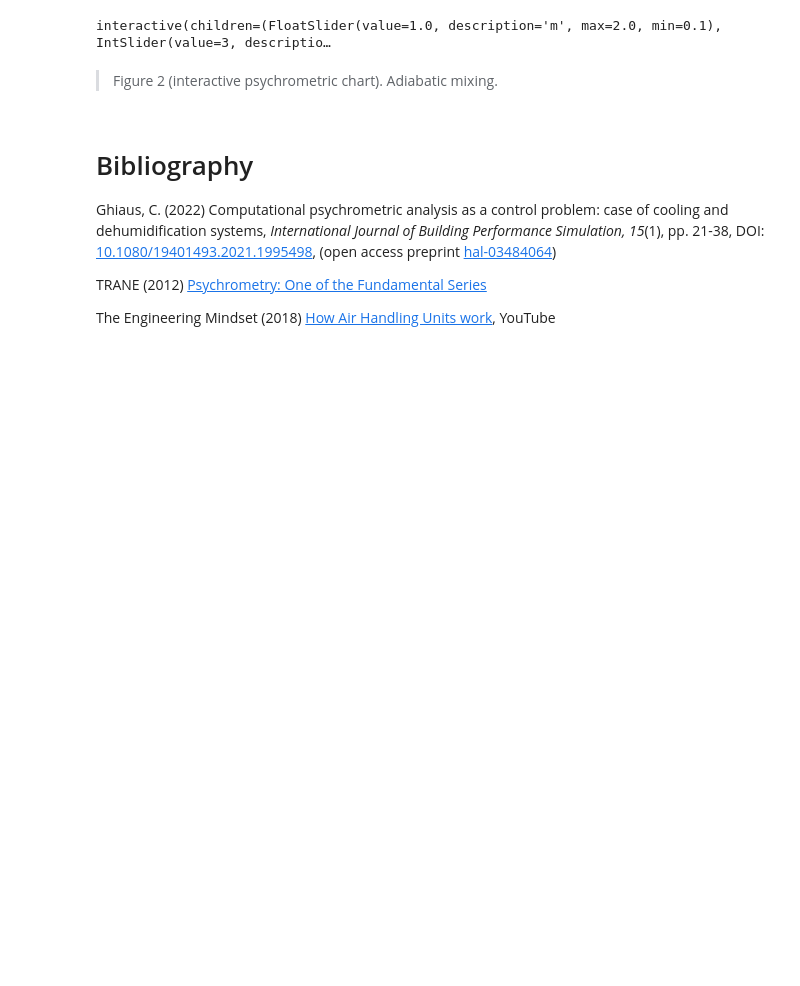
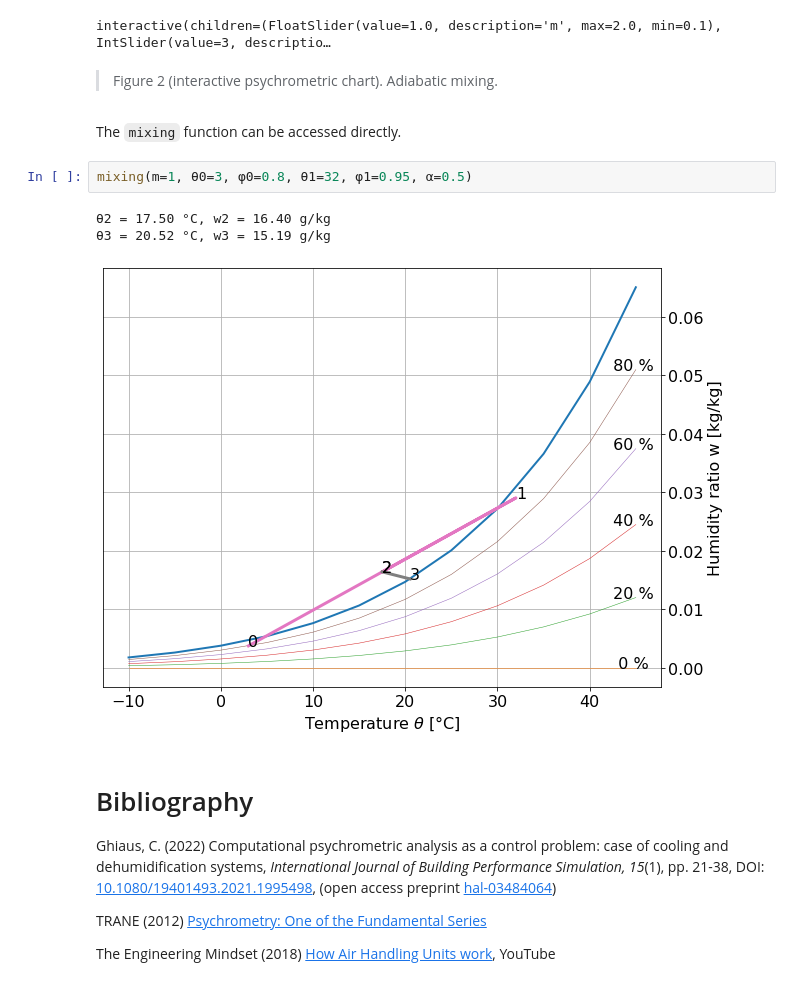
Before and after one commit to cghiaus/PsychroAn_tuto, a Jupyter notebook: T03_mix.ipynb, the cells around one changed output. Saved outputs shown, nothing was run; the diff lists cells and outputs as text; blank space fills up the shorter version.

```diff
--- a/T03_mix.ipynb
+++ b/T03_mix.ipynb
@@ -47,6 +47,14 @@ wd.interact(mixing, m=(0.1, 2, 0.1), θ0=(-10, 15, 1), φ0=(0, 1, 0.1),
 interactive(children=(FloatSlider(value=1.0, description='m', max=2.0, min=0.1), IntSlider(value=3, descriptio…
 # %% [markdown]
 > Figure 2 (interactive psychrometric chart). Adiabatic mixing.
+# %% [markdown]
+The `mixing` function can be accessed directly.
+# %%
+mixing(m=1, θ0=3, φ0=0.8, θ1=32, φ1=0.95, α=0.5)
+# %% [output]
+θ2 = 17.50 °C, w2 = 16.40 g/kg
+θ3 = 20.52 °C, w3 = 15.19 g/kg
+[figure, added]
 # %% [markdown]
 # Bibliography
 
```
Also changed, not shown: parts of 1 cell of this notebook.
